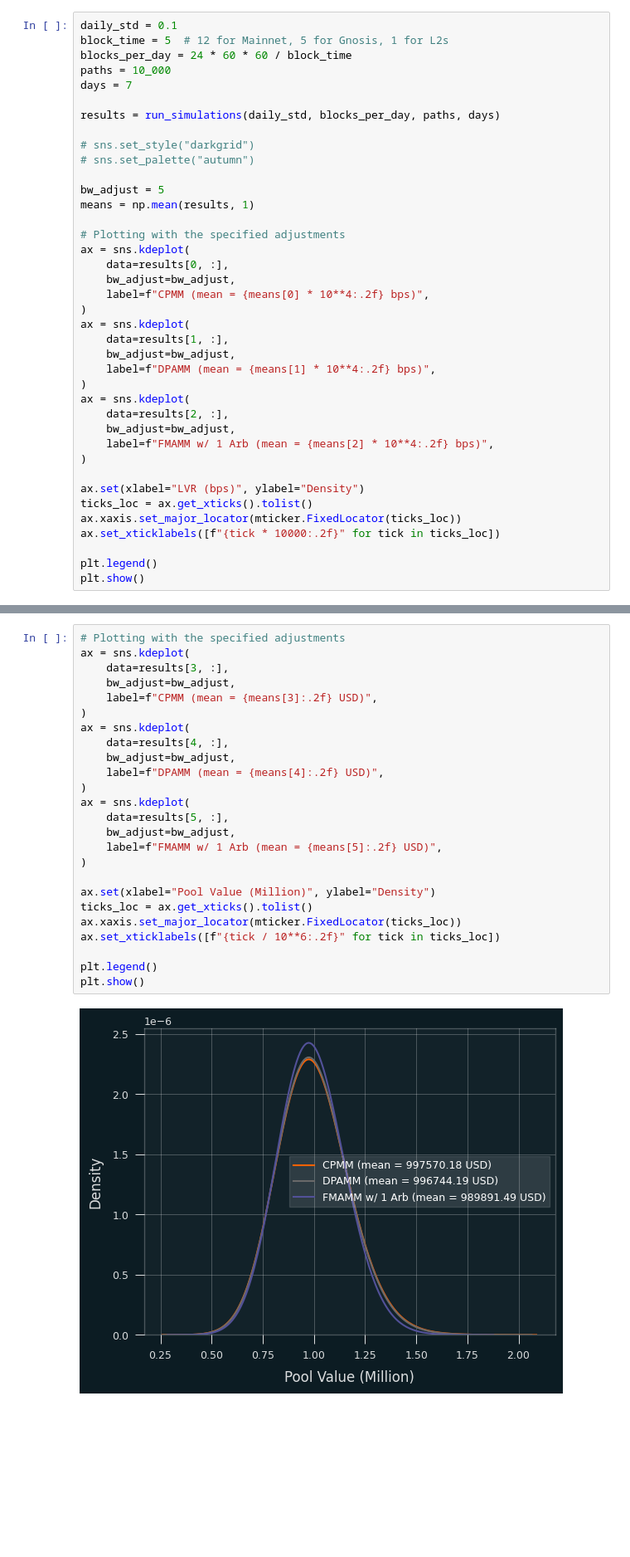
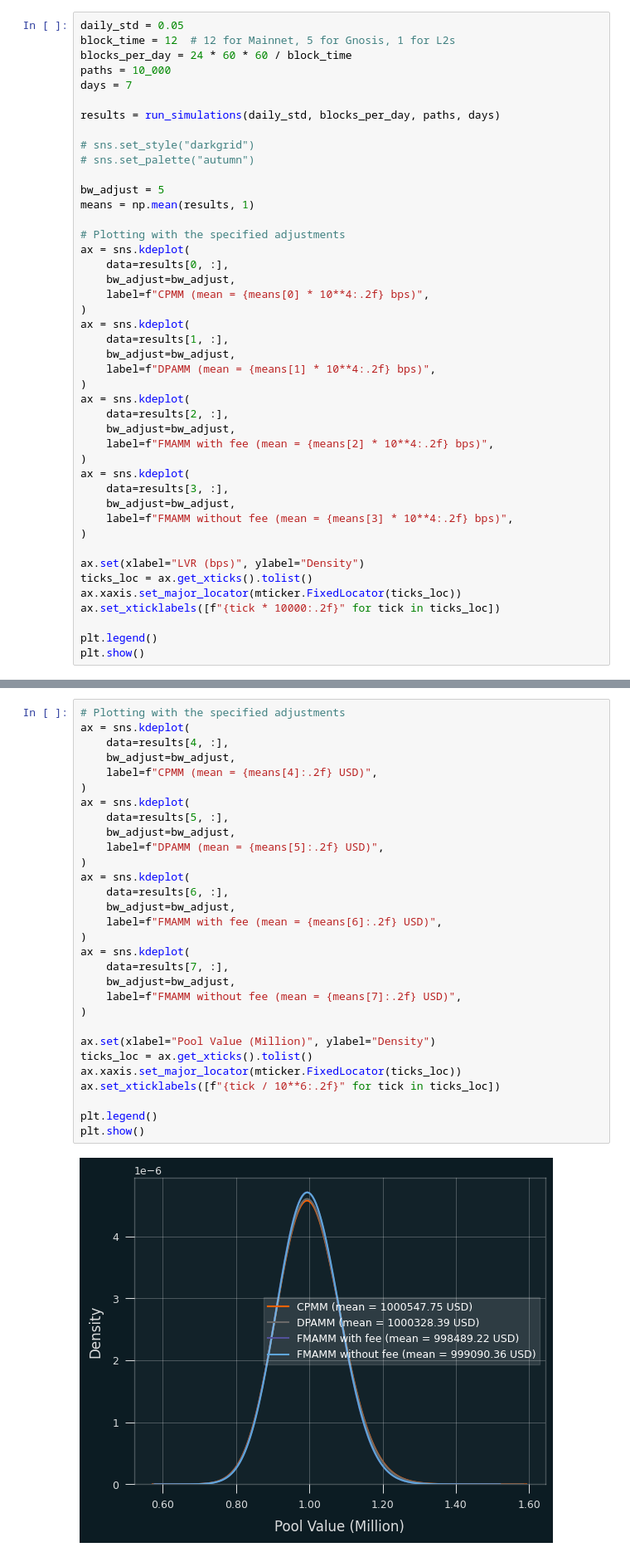
Before and after one commit to kosunghun317/alternative_AMMs, a Jupyter notebook: notes/LVR_comparison_with_fee.ipynb, the cells around one changed output, grey strips where cells are left out. Shown: that part at 83% size. Saved outputs shown, nothing was run; the diff lists cells and outputs as text; blank space fills up the shorter version.

```diff
--- a/notes/LVR_comparison_with_fee.ipynb
+++ b/notes/LVR_comparison_with_fee.ipynb
@@ -304,8 +313,8 @@ def run_simulations(
 
     return results
 # %%
-daily_std = 0.1
-block_time = 5  # 12 for Mainnet, 5 for Gnosis, 1 for L2s
+daily_std = 0.05
+block_time = 12  # 12 for Mainnet, 5 for Gnosis, 1 for L2s
 blocks_per_day = 24 * 60 * 60 / block_time
 paths = 10_000
 days = 7
@@ -332,7 +341,12 @@ ax = sns.kdeplot(
 ax = sns.kdeplot(
     data=results[2, :],
     bw_adjust=bw_adjust,
-    label=f"FMAMM w/ 1 Arb (mean = {means[2] * 10**4:.2f} bps)",
+    label=f"FMAMM with fee (mean = {means[2] * 10**4:.2f} bps)",
+)
+ax = sns.kdeplot(
+    data=results[3, :],
+    bw_adjust=bw_adjust,
+    label=f"FMAMM without fee (mean = {means[3] * 10**4:.2f} bps)",
 )
 
 ax.set(xlabel="LVR (bps)", ylabel="Density")
@@ -347,27 +361,32 @@ plt.show()
 # %%
 # Plotting with the specified adjustments
 ax = sns.kdeplot(
-    data=results[3, :],
-    bw_adjust=bw_adjust,
-    label=f"CPMM (mean = {means[3]:.2f} USD)",
-)
-ax = sns.kdeplot(
     data=results[4, :],
     bw_adjust=bw_adjust,
-    label=f"DPAMM (mean = {means[4]:.2f} USD)",
+    label=f"CPMM (mean = {means[4]:.2f} USD)",
 )
 ax = sns.kdeplot(
     data=results[5, :],
     bw_adjust=bw_adjust,
-    label=f"FMAMM w/ 1 Arb (mean = {means[5]:.2f} USD)",
+    label=f"DPAMM (mean = {means[5]:.2f} USD)",
+)
+ax = sns.kdeplot(
+    data=results[6, :],
+    bw_adjust=bw_adjust,
+    label=f"FMAMM with fee (mean = {means[6]:.2f} USD)",
+)
+ax = sns.kdeplot(
+    data=results[7, :],
+    bw_adjust=bw_adjust,
+    label=f"FMAMM without fee (mean = {means[7]:.2f} USD)",
 )
 
 ax.set(xlabel="Pool Value (Million)", ylabel="Density")
 ticks_loc = ax.get_xticks().tolist()
 ax.xaxis.set_major_locator(mticker.FixedLocator(ticks_loc))
 ax.set_xticklabels([f"{tick / 10**6:.2f}" for tick in ticks_loc])
 
 plt.legend()
 plt.show()
 # %% [output]
-[figure, old version]
+[figure, new version]
```
Also changed, not shown: parts of 2 cells of this notebook, 3 other files.
